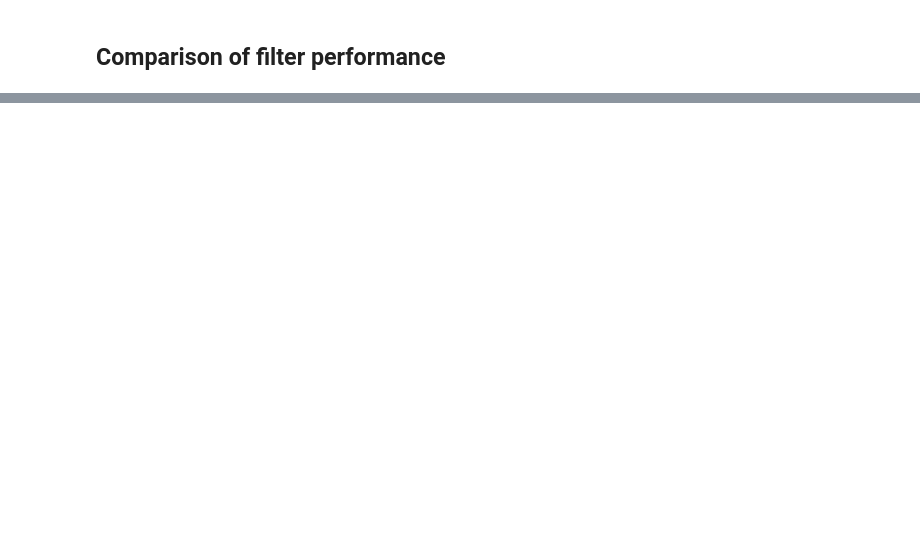
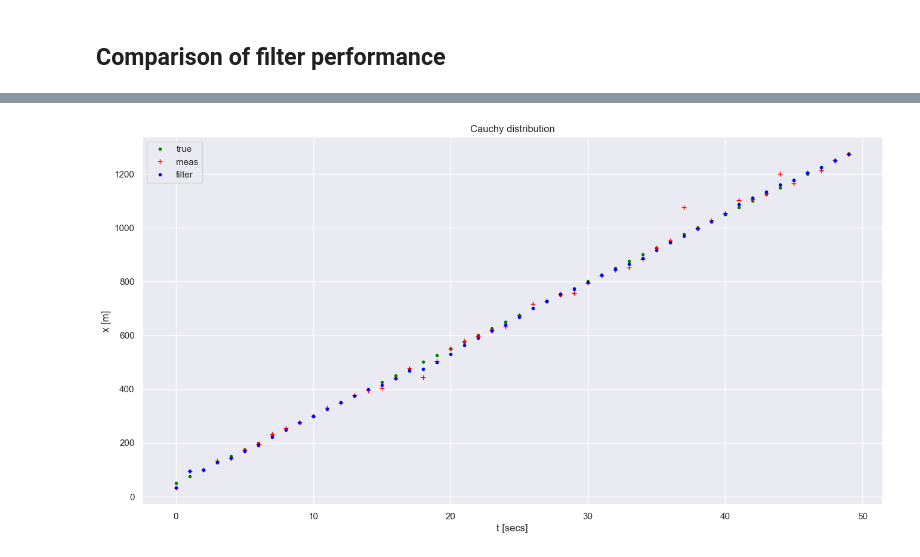
Before and after one commit to Omazz/alpha-beta-filter, a Jupyter notebook: noise.ipynb, the cells around one changed output, grey strips where cells are left out. Drawn from its saved outputs; the diff is of its cells as text; code cells hidden in the pictures; blank space fills up the shorter version.

```diff
--- a/noise.ipynb
+++ b/noise.ipynb
@@ -111 +104,17 @@ plt.show()
+# %%
+num_steps = 50
+x0 = 50.
+V0 = 25.
+dt = 1.
+true_cv  = []
+
+for i in range(number_steps):
+    t = i * dt
+    true_cv.append(x0 + (V0*t))
+
+
+plt.figure(figsize=(16,8))
+plt.title('Constant Velocity Model')
+plt.xlabel('t [secs]')
+plt.ylabel('x [m]')
 # %%
@@ -203,0 +215,31 @@ plt.show()
+# %%
+x0 = 0
+gamma = 5.
+cauchy_noise = sp.stats.cauchy.rvs(x0, gamma, number_steps)
+meas_arr = true_arr + cauchy_noise
+
+x_arr = []
+V_arr = []
+w_arr = []
+x_prev = None
+V_prev = None
+for i in range(number_steps):
+    x, V, w_arr = filter_step_2(i, 10, meas_arr[i], dt, x_prev, V_prev, w_arr)
+
+    x_arr.append(x)
+    V_arr.append(V)
+
+    x_prev = x
+    V_prev = V
+
+plt.figure(figsize=(16,8))
+plt.title('Cauchy distribution')
+plt.xlabel('t [secs]')
+plt.ylabel('x [m]')
+plt.plot(true_arr, marker='.', linestyle='none', color='green', label='true'  )
+plt.plot(meas_arr, marker='+', linestyle='none', color='red',   label='meas'  )
+plt.plot(x_arr,    marker='.', linestyle='none', color='blue',  label='filter')
+plt.legend(loc='upper left')
+plt.show()
+# %% [output]
+[figure, added]
```
Also changed, not shown: parts of 9 cells of this notebook.
